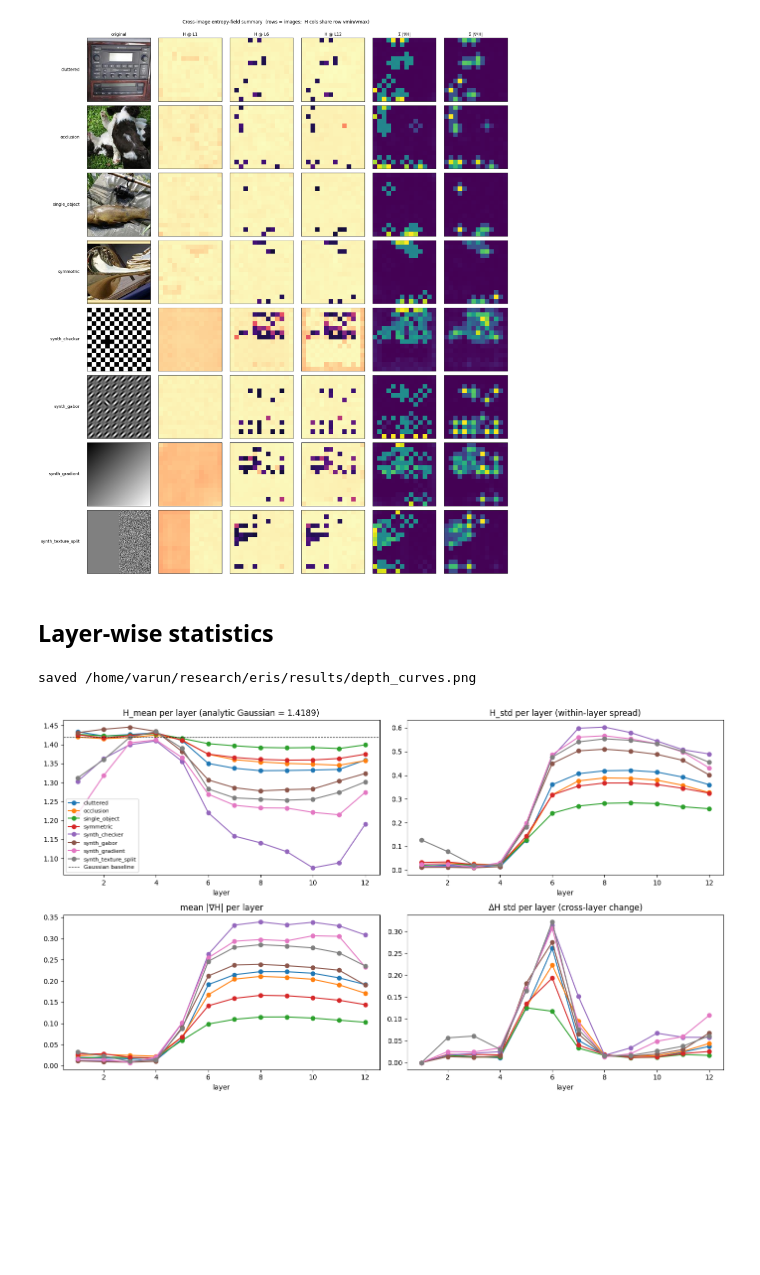
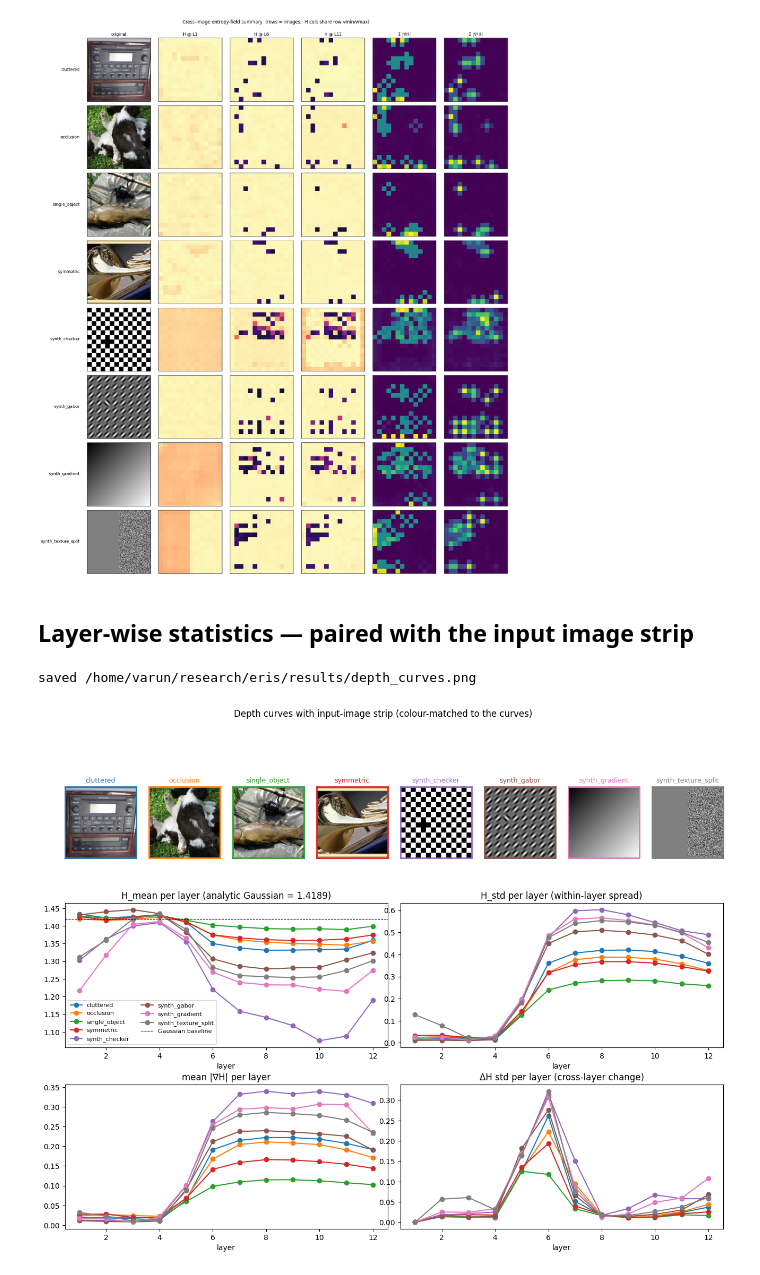
Before and after one commit to braininahat/eris, a Jupyter notebook: notebooks/cross_image.ipynb, the cells around one changed output. Drawn from its saved outputs; the diff is of its cells as text; code cells hidden in the pictures; blank space fills up the shorter version.

```diff
--- a/notebooks/cross_image.ipynb
+++ b/notebooks/cross_image.ipynb
@@ -124,30 +124,64 @@ print(f"saved {RESULTS / 'cross_image_summary.png'}")
 saved /home/varun/research/eris/results/cross_image_summary.png
 [figure]
 # %% [markdown]
-## Layer-wise statistics
+## Layer-wise statistics — paired with the input image strip
 # %%
-fig, axes = plt.subplots(2, 2, figsize=(14, 8))
-ax_mean, ax_std, ax_grad, ax_dH = axes.flat
+# Build a stable colour mapping image-name → colour. tab10 has 10 distinct
+# entries; we have ≤8 images.
+_tab10 = plt.get_cmap("tab10")
+colors = {n: _tab10(i % 10) for i, n in enumerate(names)}
+
+fig = plt.figure(figsize=(16, 11))
+gs = fig.add_gridspec(3, 4, height_ratios=[0.6, 1.0, 1.0], hspace=0.35,
+                      wspace=0.25)
+
+# Top strip: every input image, labelled, in the same colour as its curve.
+for c, name in enumerate(names):
+    ax = fig.add_subplot(gs[0, c % 4]) if c < 4 else None
+# Actually: 8 images in a single row would be too narrow at this width.
+# Use a separate strip subplot below.
+
+# Re-do as 4 rows: image strip (1 row of 8 panels), then 2x2 metrics.
+fig.clear()
+gs = fig.add_gridspec(
+    3, 8,
+    height_ratios=[0.6, 1.0, 1.0],
+    hspace=0.30, wspace=0.18,
+)
+for c, name in enumerate(names):
+    ax = fig.add_subplot(gs[0, c])
+    ax.imshow(Image.open(IMAGES / f"{name}.jpg").convert("RGB"))
+    ax.set_title(name, fontsize=9, color=colors[name])
+    ax.set_xticks([]); ax.set_yticks([])
+    for spine in ax.spines.values():
+        spine.set_edgecolor(colors[name]); spine.set_linewidth(2.0)
+
+ax_mean = fig.add_subplot(gs[1, :4])
+ax_std = fig.add_subplot(gs[1, 4:])
+ax_grad = fig.add_subplot(gs[2, :4])
+ax_dH = fig.add_subplot(gs[2, 4:])
 
 for name in names:
     sub = metrics[metrics["image"] == name].sort_values("layer")
-    ax_mean.plot(sub["layer"], sub["H_mean"], marker="o", label=name)
-    ax_std.plot(sub["layer"], sub["H_std"], marker="o", label=name)
-    ax_grad.plot(sub["layer"], sub["abs_grad_H_mean"], marker="o", label=name)
-    ax_dH.plot(sub["layer"], sub["dH_std"], marker="o", label=name)
+    c = colors[name]
+    ax_mean.plot(sub["layer"], sub["H_mean"], marker="o", color=c, label=name)
+    ax_std.plot(sub["layer"], sub["H_std"], marker="o", color=c, label=name)
+    ax_grad.plot(sub["layer"], sub["abs_grad_H_mean"], marker="o", color=c, label=name)
+    ax_dH.plot(sub["layer"], sub["dH_std"], marker="o", color=c, label=name)
 
 ax_mean.set_title("H_mean per layer (analytic Gaussian = 1.4189)")
 ax_mean.axhline(0.5 * np.log(2 * np.pi * np.e), color="k", lw=0.8, ls="--",
                 label="Gaussian baseline")
 ax_std.set_title("H_std per layer (within-layer spread)")
 ax_grad.set_title("mean |∇H| per layer")
 ax_dH.set_title("ΔH std per layer (cross-layer change)")
-for ax in axes.flat:
+for ax in (ax_mean, ax_std, ax_grad, ax_dH):
     ax.set_xlabel("layer")
-ax_mean.legend(fontsize=8, loc="lower left")
-fig.tight_layout()
+ax_mean.legend(fontsize=8, loc="lower left", ncol=2)
+fig.suptitle("Depth curves with input-image strip (colour-matched to the curves)",
+             y=1.0)
 fig.savefig(RESULTS / "depth_curves.png", dpi=160, bbox_inches="tight")
 print(f"saved {RESULTS / 'depth_curves.png'}")
 # %% [output]
 saved /home/varun/research/eris/results/depth_curves.png
-[figure, old version]
+[figure, new version]
```
Also changed, not shown: 14 other files.
